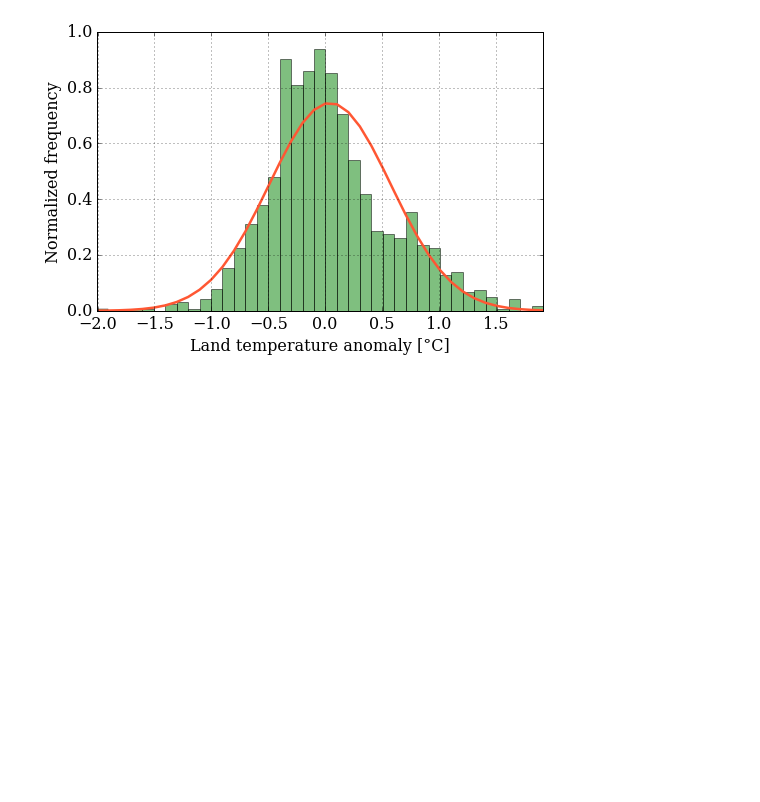
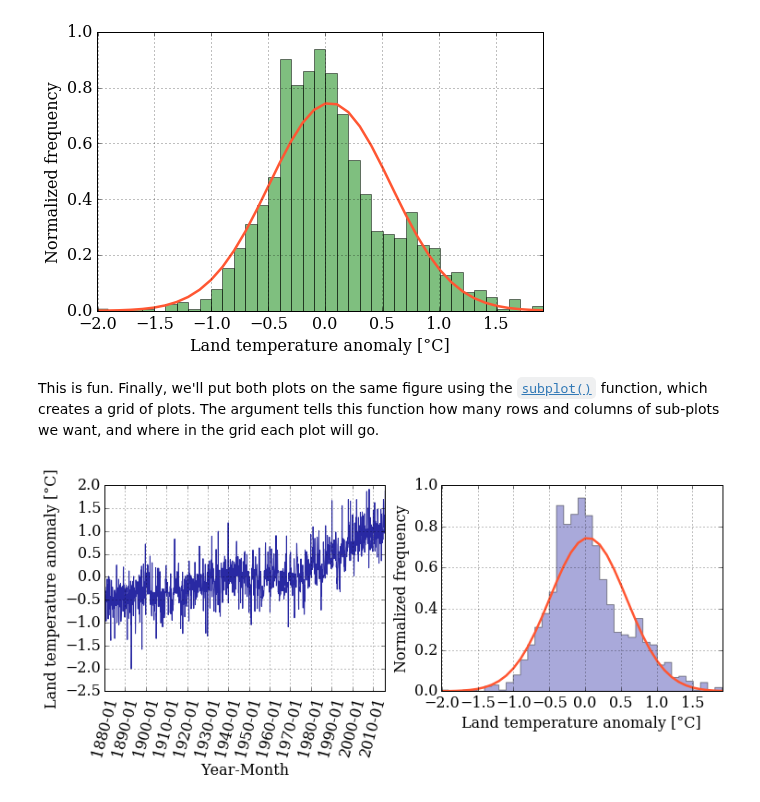
Before and after one commit to barbagroup/essential_skills_RRC, a Jupyter notebook: the_python_scientific_stack.ipynb, the cells around one changed output. Drawn from its saved outputs; the diff is of its cells as text; code cells hidden in the pictures; blank space fills up the shorter version.

Commit message:
Plotting 2 plots in one figure

```diff
--- a/the_python_scientific_stack.ipynb
+++ b/the_python_scientific_stack.ipynb
@@ -262,6 +262,30 @@ pyplot.ylabel('Normalized frequency')
 pyplot.grid();
 # %% [output]
 [figure]
+# %% [markdown]
+This is fun. Finally, we'll put both plots on the same figure using the [`subplot()`](http://matplotlib.org/api/pyplot_api.html?highlight=subplot#matplotlib.pyplot.subplot) function, which creates a grid of plots. The argument tells this function how many rows and columns of sub-plots we want, and where in the grid each plot will go.
+# %%
+pyplot.figure(figsize=(12,4))
+
+pyplot.subplot(121)   # creates a grid of 1 row, 2 columns and selects the first plot
+
+pyplot.xticks(dummy[::12*10], date[::12*10] , rotation=75)
+pyplot.plot(dummy,T_land[:,1], color='#2929a3', ls='-', lw=1)
+pyplot.xlabel('Year-Month')
+pyplot.ylabel('Land temperature anomaly [°C]')
+pyplot.grid()
+
+pyplot.subplot(122)            # prepares for the second plot
+
+bins = numpy.linspace(min(T_land[:,1]), max(T_land[:,1]), 40)
+pyplot.hist(T_land[:,1], bins, normed=True, facecolor='#2929a3', alpha=0.4, histtype= 'stepfilled')
+pyplot.plot(bins, stats.norm.pdf(bins, mean_T, sigma_T), color='#ff5733', ls='-', lw=2.5)
+pyplot.xlim(min(T_land[:,1]), max(T_land[:,1]))
+pyplot.xlabel('Land temperature anomaly [°C]')
+pyplot.ylabel('Normalized frequency')
+pyplot.grid();
+# %% [output]
+[figure, added]
 # %%
 #Ignore this cell, It simply loads a style for the notebook.
 
```
Also changed, not shown: parts of 2 cells of this notebook.
